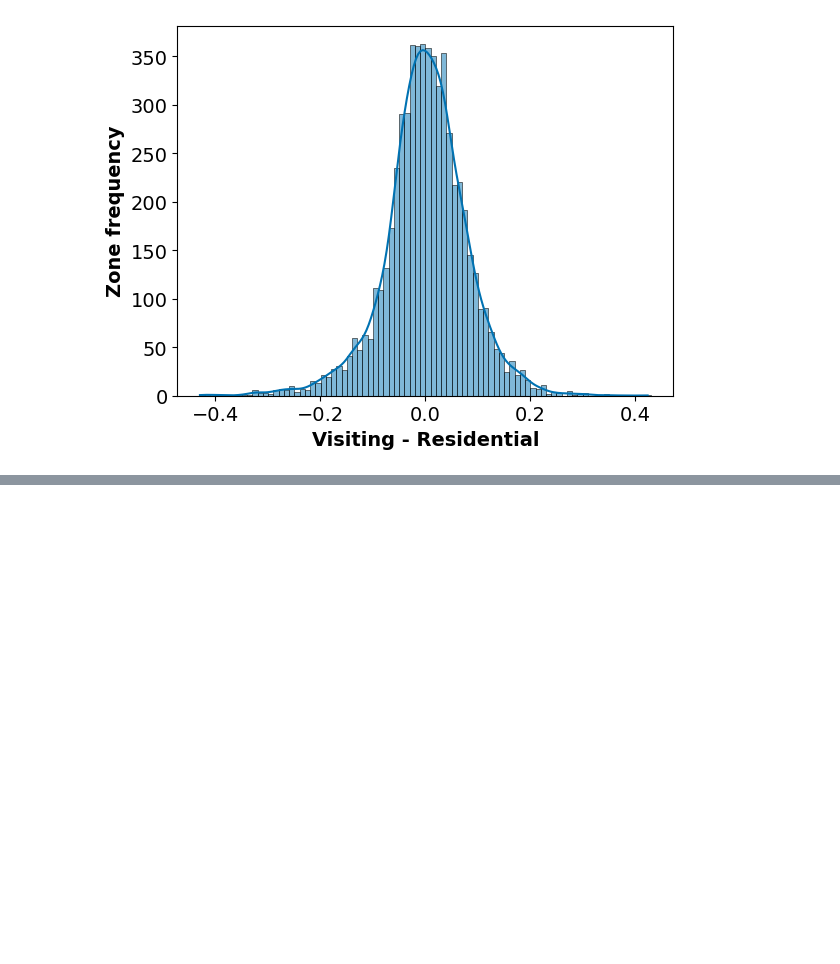
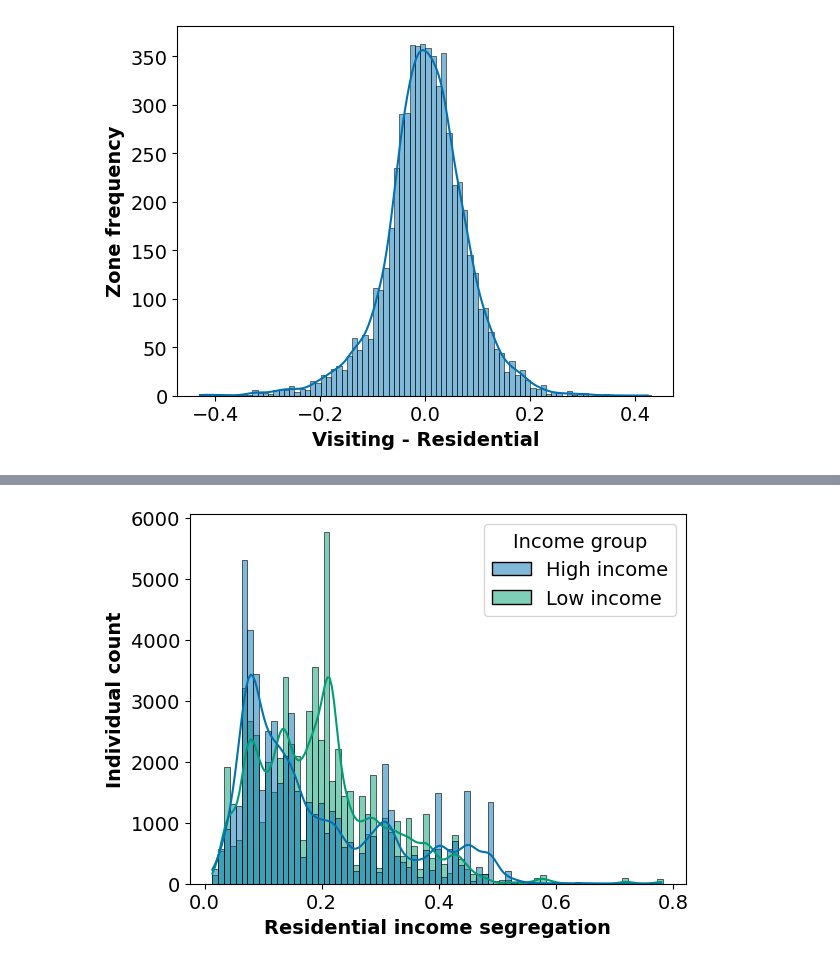
Before and after one commit to MobiSegInsights/mobi-social-segregation-se, a Jupyter notebook: src/MobiSegInsightsSE.data_exp.1.0/28-descriptive-analysis/28-4-segregation-description.ipynb, the cells around one changed output, grey strips where cells are left out. Cells and saved outputs as stored; diff of their text form; code cells hidden in the pictures; blank space fills up the shorter version.

```diff
--- a/src/MobiSegInsightsSE.data_exp.1.0/28-descriptive-analysis/28-4-segregation-description.ipynb
+++ b/src/MobiSegInsightsSE.data_exp.1.0/28-descriptive-analysis/28-4-segregation-description.ipynb
@@ -118,0 +161,7 @@ plt.show()
+# %%
+h = sns.histplot(data=df_exp_inc, x='Residential', hue='Income group', binwidth=0.01, kde=True)
+h.set_xlabel('Residential income segregation', fontweight='bold')
+h.set_ylabel('Individual count', fontweight='bold')
+plt.show()
+# %% [output]
+[figure, added]
```
Also changed, not shown: parts of 8 cells of this notebook, 1 other file.
